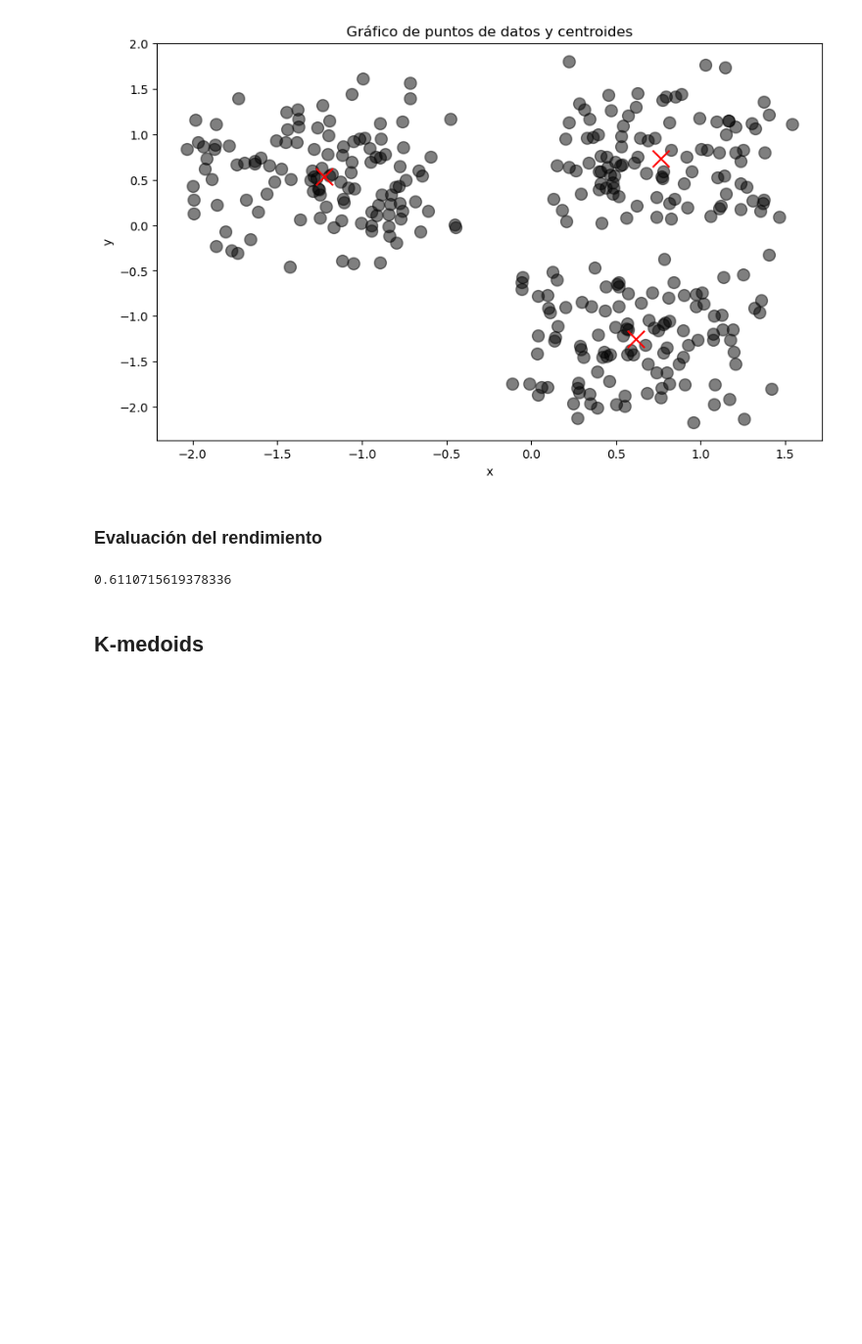
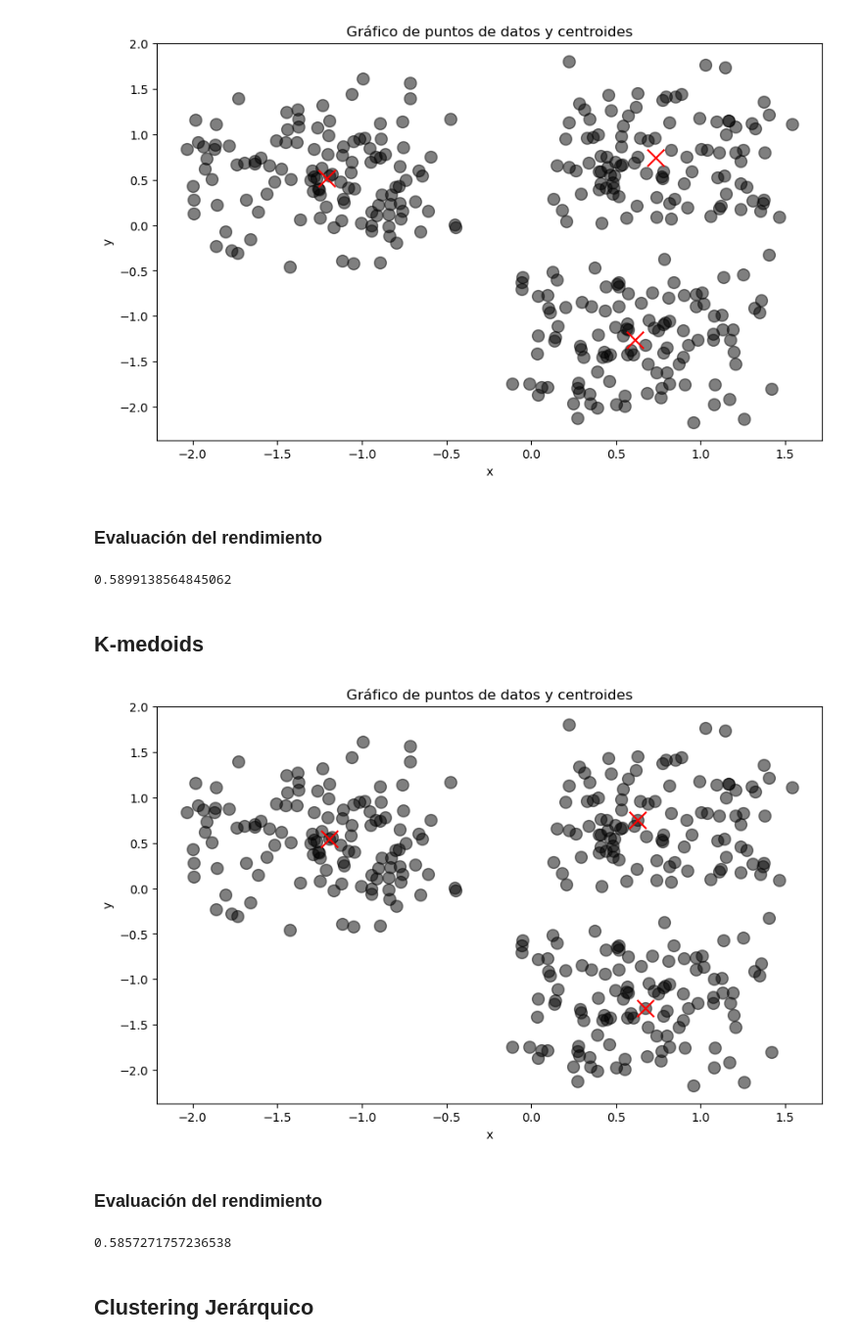
Before and after one commit to MonicaCabanas23/artificial-intelligence-course, a Jupyter notebook: Tareas/k-means-homework/Clustering_Homework.ipynb, the cells around one changed output. Shown at 98% size. Drawn from its saved outputs; the diff is of its cells as text; code cells hidden in the pictures; blank space fills up the shorter version.

```diff
--- a/Tareas/k-means-homework/Clustering_Homework.ipynb
+++ b/Tareas/k-means-homework/Clustering_Homework.ipynb
@@ -182,8 +220,24 @@ plot_data_centroids(standarized_df, pd.DataFrame(kmeans.cluster_centers_, column
 # %% [markdown]
 ### Evaluación del rendimiento
 # %%
-metrics.silhouette_score(X, kmeans.labels_)
+performances.append(metrics.silhouette_score(X, kmeans.labels_))
+print(performances[1])
 # %% [output]
-0.6110715619378336
+0.5899138564845062
 # %% [markdown]
 ## K-medoids
+# %%
+kmedoids = KMedoids(n_clusters=3, random_state=0).fit(standarized_data)
+
+plot_data_centroids(standarized_df, pd.DataFrame(kmedoids.cluster_centers_, columns=data.columns))
+# %% [output]
+[figure, added]
+# %% [markdown]
+### Evaluación del rendimiento
+# %%
+performances.append(metrics.silhouette_score(X, kmedoids.labels_))
+print(performances[2])
+# %% [output]
+0.5857271757236538
+# %% [markdown]
+## Clustering Jerárquico
```
Also changed, not shown: parts of 16 cells of this notebook.
